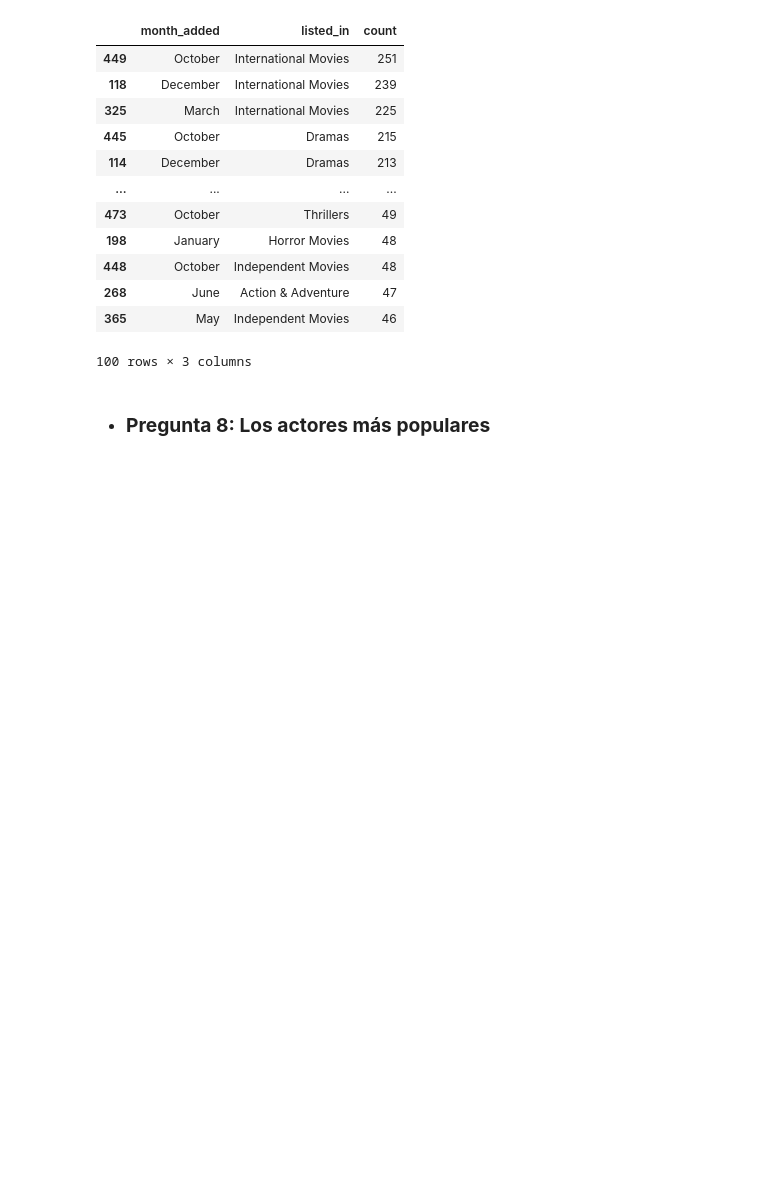
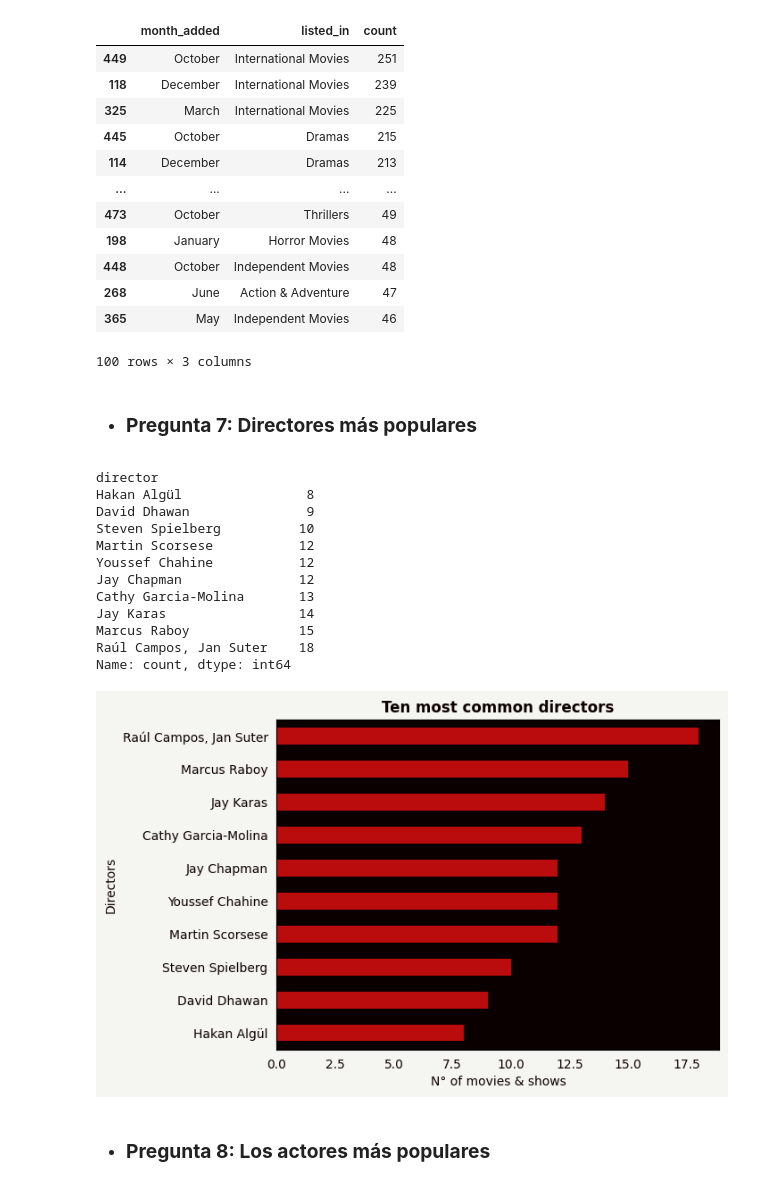
Before and after one commit to Apanizza197/AnalisisDeDatos, a Jupyter notebook: Practico2/practico_2.ipynb, the cells around one changed output. Saved outputs shown, nothing was run; the diff lists cells and outputs as text; code cells hidden in the pictures; blank space fills up the shorter version.

Commit message:
Pregunta 7

```diff
--- a/Practico2/practico_2.ipynb
+++ b/Practico2/practico_2.ipynb
@@ -270,6 +270,48 @@ df_grouped_categories.head(100)
 | 268 | June | Action & Adventure | 47 |
 | 365 | May | Independent Movies | 46 |
 100 rows × 3 columns
+# %% [markdown]
++ ### **Pregunta 7: Directores más populares**
+# %%
+#Plot the most popular directors
+director_count = df['director'].value_counts().head(10)
+director_count_sorted = director_count.sort_values(ascending=True)
+print(director_count_sorted)
+
+fig, ax = plt.subplots()
+fig.patch.set_facecolor(color=colours[0])
+bar_colours = [colours[2]] * 10
+director_count_sorted.plot(kind='barh', color=bar_colours, ax=ax)
+
+ax.set_title('Ten most common directors', fontweight = 'bold', color=colours[5])
+ax.set_facecolor(colours[5])
+
+ax.set_xlabel('N° of movies & shows', color=colours[5])
+ax.set_ylabel('Directors', color = colours[5])
+
+ax.tick_params(axis='x', colors=colours[0])
+ax.tick_params(axis='y', colors=colours[0])
+
+for label in ax.get_xticklabels():
+    label.set_color(colours[5])
+for label in ax.get_yticklabels():
+    label.set_color(colours[5])
+
+plt.show()
+# %% [output]
+director
+Hakan Algül                8
+David Dhawan               9
+Steven Spielberg          10
+Martin Scorsese           12
+Youssef Chahine           12
+Jay Chapman               12
+Cathy Garcia-Molina       13
+Jay Karas                 14
+Marcus Raboy              15
+Raúl Campos, Jan Suter    18
+Name: count, dtype: int64
+[figure, added]
 # %% [markdown]
 + ### **Pregunta 8: Los actores más populares**
 # %%
```
Also changed, not shown: parts of 1 cell of this notebook.
